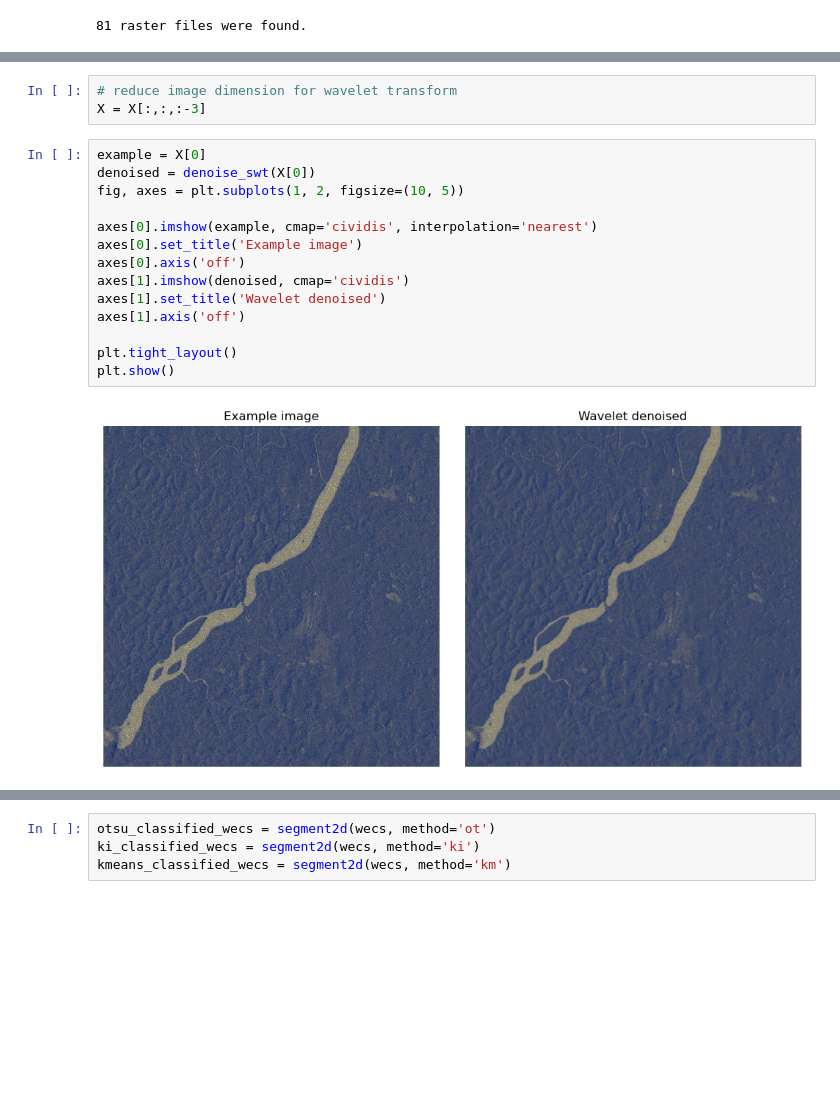
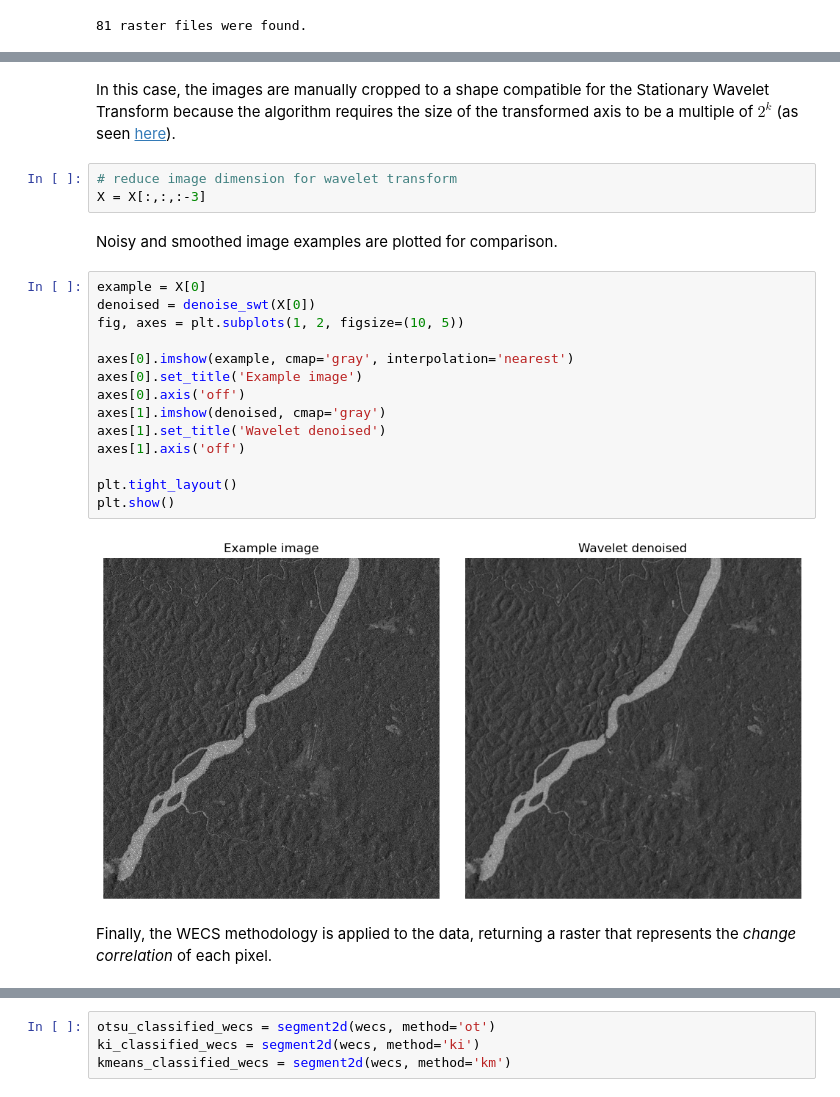
Before and after one commit to jotasaraiva/PyWECS, a Jupyter notebook: code/demo.ipynb, the cells around one changed output, grey strips where cells are left out. Cells and saved outputs as stored; diff of their text form; blank space fills up the shorter version.

```diff
--- a/code/demo.ipynb
+++ b/code/demo.ipynb
@@ -41,22 +51,28 @@ Raster concatenation elapsed time: 17.63 seconds.
+# %% [markdown]
+In this case, the images are manually cropped to a shape compatible for the Stationary Wavelet Transform because the algorithm requires the size of the transformed axis to be a multiple of $2^k$ (as seen [here](https://pywavelets.readthedocs.io/en/latest/ref/swt-stationary-wavelet-transform.html)).
 # %%
 # reduce image dimension for wavelet transform
 X = X[:,:,:-3]
+# %% [markdown]
+Noisy and smoothed image examples are plotted for comparison.
 # %%
 example = X[0]
 denoised = denoise_swt(X[0])
 fig, axes = plt.subplots(1, 2, figsize=(10, 5))
 
-axes[0].imshow(example, cmap='cividis', interpolation='nearest')
+axes[0].imshow(example, cmap='gray', interpolation='nearest')
 axes[0].set_title('Example image')
 axes[0].axis('off')
-axes[1].imshow(denoised, cmap='cividis')
+axes[1].imshow(denoised, cmap='gray')
 axes[1].set_title('Wavelet denoised')
 axes[1].axis('off')
 
 plt.tight_layout()
 plt.show()
 # %% [output]
-[figure, old version]
+[figure, new version]
+# %% [markdown]
+Finally, the WECS methodology is applied to the data, returning a raster that represents the *change correlation* of each pixel.
 # %%
 start = time.time()
 wecs = WECS(X)
```
Also changed, not shown: parts of 7 cells of this notebook, 1 other file.
